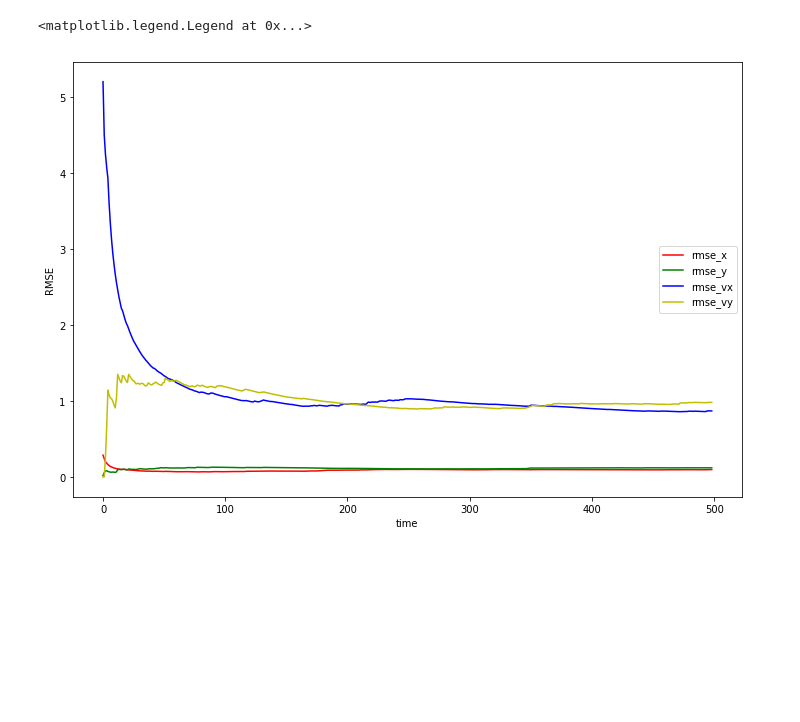
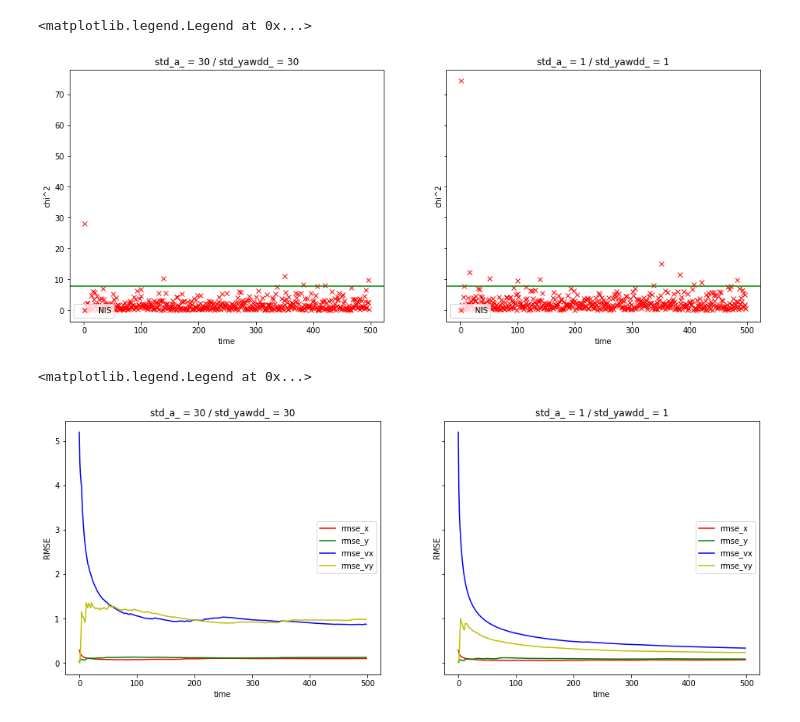
Before and after one commit to volkodava/CarND-Unscented-Kalman-Filter-Project, a Jupyter notebook: data_analysis.ipynb, the cells around one changed output. Saved outputs shown, nothing was run; the diff lists cells and outputs as text; code cells hidden in the pictures; blank space fills up the shorter version.

```diff
--- a/data_analysis.ipynb
+++ b/data_analysis.ipynb
@@ -35,11 +33,46 @@ ax.legend(loc='upper left')
-# %%
-plt.plot(df['rmse_x'], label='rmse_x', color='r')
-plt.plot(df['rmse_y'], label='rmse_y', color='g')
-plt.plot(df['rmse_vx'], label='rmse_vx', color='b')
-plt.plot(df['rmse_vy'], label='rmse_vy', color='y')
-plt.ylabel('RMSE')
-plt.xlabel('time')
-plt.legend(loc='center right')
-# %% [output]
-<matplotlib.legend.Legend at 0x...>
-[figure, removed]
+# %%
+fig, (ax1, ax2) = plt.subplots(1, 2, sharex=True, sharey=True)
+
+df = df_default
+ax1.set_title('std_a_ = 30 / std_yawdd_ = 30')
+ax1.plot(df['NIS'], 'rx')
+ax1.axhline(7.8, color='g')
+ax1.set_xlabel('time')
+ax1.set_ylabel('chi^2')
+ax1.legend(loc='lower left')
+
+df = df_tuned
+ax2.set_title('std_a_ = 1 / std_yawdd_ = 1')
+ax2.plot(df['NIS'], 'rx')
+ax2.axhline(7.8, color='g')
+ax2.set_xlabel('time')
+ax2.set_ylabel('chi^2')
+ax2.legend(loc='lower left')
+# %% [output]
+<matplotlib.legend.Legend at 0x...>
+[figure, added]
+# %%
+fig, (ax1, ax2) = plt.subplots(1, 2, sharex=True, sharey=True)
+
+df = df_default
+ax1.set_title('std_a_ = 30 / std_yawdd_ = 30')
+ax1.plot(df['rmse_x'], label='rmse_x', color='r')
+ax1.plot(df['rmse_y'], label='rmse_y', color='g')
+ax1.plot(df['rmse_vx'], label='rmse_vx', color='b')
+ax1.plot(df['rmse_vy'], label='rmse_vy', color='y')
+ax1.set_ylabel('RMSE')
+ax1.set_xlabel('time')
+ax1.legend(loc='center right')
+
+df = df_tuned
+ax2.set_title('std_a_ = 1 / std_yawdd_ = 1')
+ax2.plot(df['rmse_x'], label='rmse_x', color='r')
+ax2.plot(df['rmse_y'], label='rmse_y', color='g')
+ax2.plot(df['rmse_vx'], label='rmse_vx', color='b')
+ax2.plot(df['rmse_vy'], label='rmse_vy', color='y')
+ax2.set_ylabel('RMSE')
+ax2.set_xlabel('time')
+ax2.legend(loc='center right')
+# %% [output]
+<matplotlib.legend.Legend at 0x...>
+[figure, added]
```
Also changed, not shown: parts of 6 cells of this notebook, 1 other file.
